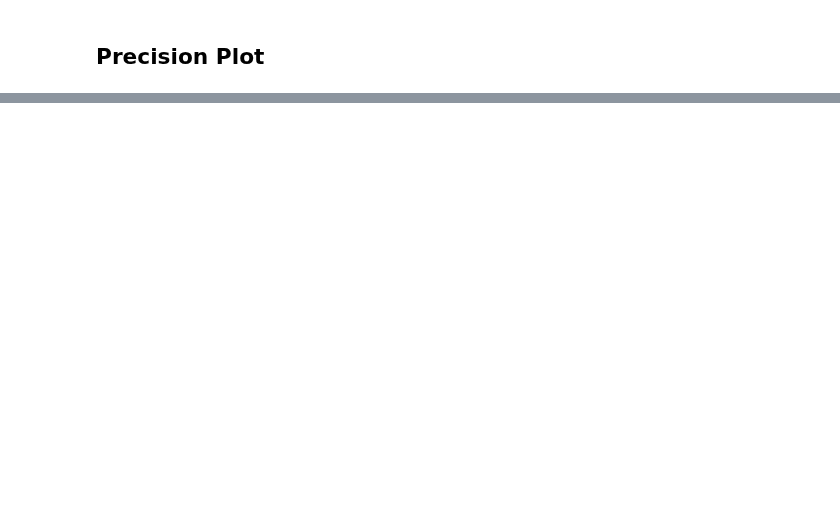
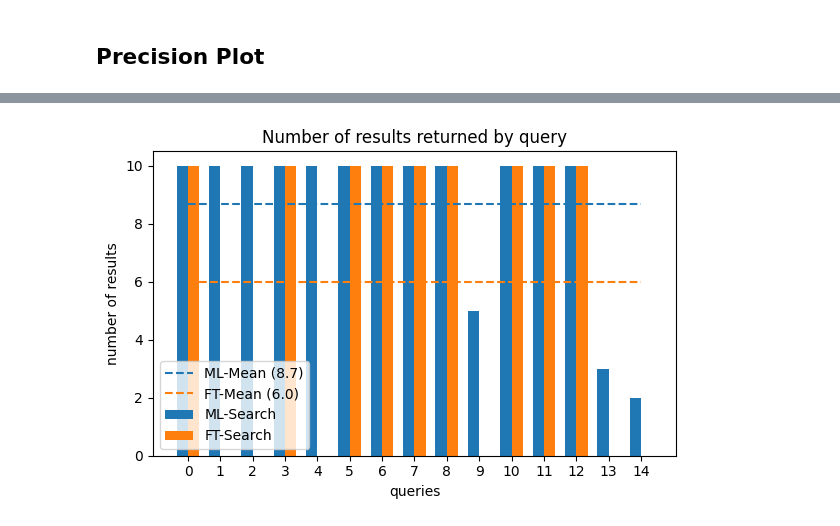
Before and after one commit to xD33m/BA_Jupyter_Notebook, a Jupyter notebook: search_engine_evaluation.ipynb, the cells around one changed output, grey strips where cells are left out. Saved outputs shown, nothing was run; the diff lists cells and outputs as text; code cells hidden in the pictures; blank space fills up the shorter version.

```diff
--- a/search_engine_evaluation.ipynb
+++ b/search_engine_evaluation.ipynb
@@ -702,0 +700,50 @@ fig.savefig('plots/req_acc_plot.png', bbox_inches='tight')
+# %%
+ml_result_count  = {}
+ft_result_count  = {}
+
+
+ml_user_rating = fill_missing(data[list(data)[0]]['ml']['rating'], 15, [])
+ft_user_rating = fill_missing(data[list(data)[0]]['ft']['rating'], 15, [])
+
+for query in ml_user_rating:
+    ml_result_count[query] = len(ml_user_rating[query])
+
+for query in ft_user_rating:
+    ft_result_count[query] = len(ft_user_rating[query])
+
+labels = list(ml_result_count.keys())
+x = np.arange(len(labels))
+
+width = 0.35
+
+fig, ax = plt.subplots()
+rect1 = ax.bar(x - width/2, ml_result_count.values(), width, label='ML-Search')
+rect2 = ax.bar(x + width/2, ft_result_count.values(), width, label='FT-Search')
+
+ml_x = list(ml_result_count.keys())
+ml_y = list(ml_result_count.values())
+
+ft_x = list(ft_result_count.keys())
+ft_y = list(ft_result_count.values())
+
+ml_y_mean = [np.mean(ml_y)]*len(ml_x)
+ml_mean_line = ax.plot(ml_x, ml_y_mean, label='ML-Mean', linestyle='--')
+
+ft_y_mean = [np.mean(ft_y)]*len(ft_x)
+ft_mean_line = ax.plot(ft_x, ft_y_mean, label='FT-Mean', linestyle='--')
+
+legend = [f"ML-Mean ({round(ml_y_mean[0], 1)})", f"FT-Mean ({round(ft_y_mean[0], 1)})", 'ML-Search', 'FT-Search']
+
+ax.set_ylabel('number of results')
+ax.set_xlabel('queries')
+ax.set_title('Number of results returned by query')
+ax.set_xticks(x)
+ax.set_xticklabels(labels)
+ax.legend(legend)
+
+fig.tight_layout()
+plt.show()
+
+fig.savefig('plots/query_count_plot.png', bbox_inches='tight')
+# %% [output]
+[figure, added]
```
Also changed, not shown: parts of 6 cells of this notebook.
